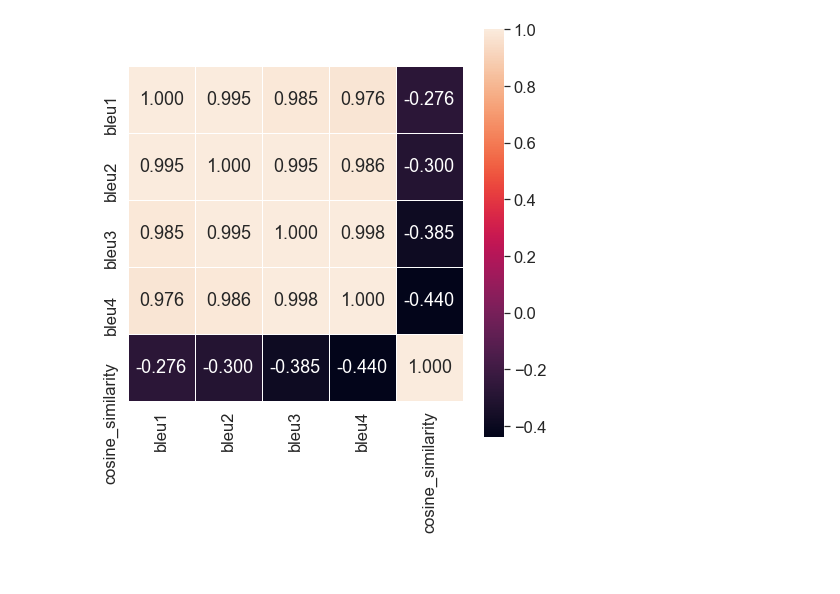
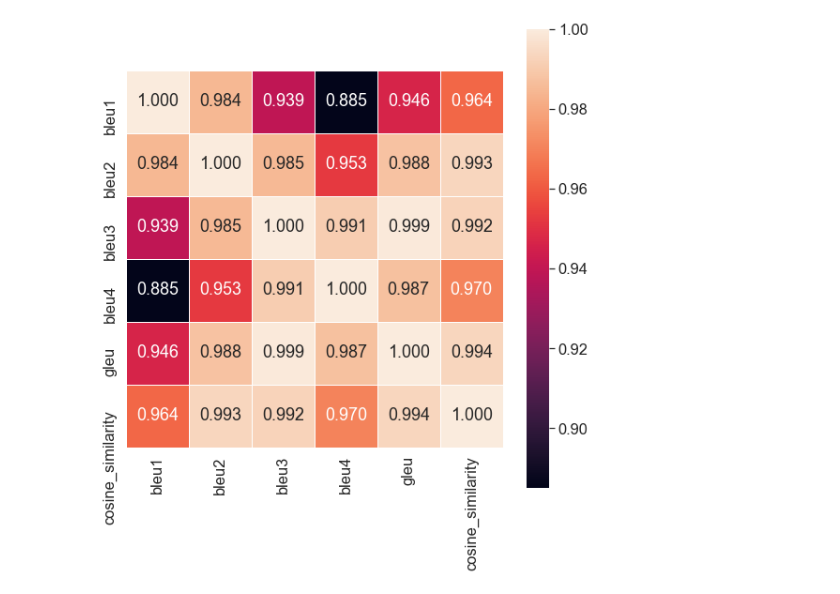
Before and after one commit to Lukeasargen/Show-Attend-and-Tell-Pytorch-Lightning, a Jupyter notebook: evaluate.ipynb, the cells around one changed output. Drawn from its saved outputs; the diff is of its cells as text; code cells hidden in the pictures; blank space fills up the shorter version.

```diff
--- a/evaluate.ipynb
+++ b/evaluate.ipynb
@@ -14,7 +14,7 @@ from torchvision import transforms as T
 from model import SAT
 from util import CocoCaptionDataset
 # %%
-checkpoint_path = "logs/default/version_49/last.ckpt"
+checkpoint_path = "logs/default/version_74/epoch=79-step=15999-bleu4=0.2454.ckpt"
 
 workers = 6
 
@@ -28,8 +28,12 @@ valid_transforms = T.Compose([
     T.ToTensor()
 ])
 valid_ds = CocoCaptionDataset(jsonpath=model.hparams.json, split="test", transforms=valid_transforms)
-val_loader = DataLoader(dataset=valid_ds, batch_size=model.hparams.batch, num_workers=workers,
-                        persistent_workers=(True if workers > 0 else False), pin_memory=True)
+val_loader = DataLoader(dataset=valid_ds, shuffle=False, batch_size=model.hparams.batch, num_workers=workers, persistent_workers=(True if workers > 0 else False), pin_memory=True)
 # %%
-headers = ["beamk", "temperature", "rescore_method", "rescore_reward", "bleu1", "bleu2", "bleu3", "bleu4", "cosine_similarity", "perplexity"]
+headers = ["beamk", "temperature", "sample_method", "decoder_noise", "rescore_method", "rescore_reward", "bleu1", "bleu2", "bleu3", "bleu4", "cosine_similarity", "gleu", "perplexity"]
+
+# New table
 results = pd.DataFrame(columns=headers)
+# Continue from old table
+# results = pd.read_csv("data/results.csv", delimiter=",")
+results
@@ -44,36 +55,37 @@ iterations = 20  # Number of times to run the evaluation
 # %%
 # random grid search for N trials
 t0 = time.time()
-for n_iter in range(iterations):
-    print(f"Start Iteration {n_iter+1} of {iterations}")
+for n_iter in range(num_trials):
+    print(f"\nStart Iteration {n_iter+1} of {num_trials}")
 
     # Sample the captioning parameters
     beamk = np.random.choice(beamks)
     temperature = np.random.uniform(temperatures[0], temperatures[1])
-    method = np.random.choice(methods)
-    reward = np.random.uniform(rewards[0], rewards[1])
-    print(f"{beamk=}. {temperature=:.2f}. {method=}. {reward=:.2f}")
+    sample_method = np.random.choice(sample_methods)
+    decoder_noise = np.random.choice(decoder_noises)
+    rescore_method = np.random.choice(rescore_methods)
+    rescore_reward = np.random.uniform(rescore_rewards[0], rescore_rewards[1])
 
-    row = {"beamk": beamk, "temperature": temperature, "rescore_method": method, "rescore_reward": reward}
+    print(f"{beamk=}. {temperature=:.2f}. {sample_method=} {decoder_noise=} {rescore_method=}. {rescore_reward=:.2f}")
+
+    row = {"beamk": beamk, "temperature": temperature, "sample_method": sample_method, "decoder_noise": decoder_noise, "rescore_method": rescore_method, "rescore_reward": rescore_reward}
 
     t1 = time.time()
     batch_metrics_total = Counter({})
     for batch_idx, batch in enumerate(val_loader):
         batch = [x.to(device) for x in batch]
-        metrics = model.val_batch(batch, beamk=beamk, max_gen_length=32, temperature=temperature, rescore_method=method, rescore_reward=reward)
+        metrics = model.val_batch(batch, beamk=beamk, max_gen_length=max_gen_length, temperature=temperature, sample_method=sample_method, decoder_noise=decoder_noise, rescore_method=rescore_method, rescore_reward=rescore_reward)
         batch_metrics_total += Counter(metrics)
 
         duration = time.time()-t1
         avg_duration = duration/(batch_idx+1)
-        print(f"\rBatch {batch_idx+1}. Duration: {duration:.2f}s. Average Batch Time: {avg_duration:.2f}s.", end="")
-        # if batch_idx+1>=2: break
+        print(f"\rBatch {batch_idx+1}/{len(val_loader)}. Duration: {duration:.2f}s. Average Batch Time: {avg_duration:.2f}s.", end="")
+        if batch_idx+1>=4: break
 
     batch_metrics_avg = {k: v/(batch_idx+1) for k, v in batch_metrics_total.items()}
     row.update(batch_metrics_avg)
     results = results.append(row, ignore_index=True)
 
-    print(f"\nFinish Iteration {n_iter+1} of {iterations}")
-
 duration = time.time()-t0
-print(f"Done. Total time={duration:.1f}s.")
+print(f"\nDone. Total time={duration:.1f}s.")
 # %% [output]
@@ -183,15 +204,15 @@ fig.tight_layout()
 # %%
 scale = 1.5
-cols = ['bleu1', 'bleu2', 'bleu3', 'bleu4', 'cosine_similarity']
+cols = ['bleu1', 'bleu2', 'bleu3', 'bleu4', 'gleu', 'cosine_similarity']
 data = results[cols].corr(method='pearson')
 fig = plt.figure(figsize=(scale*len(cols), scale*len(cols)))
 sn.set(font_scale=scale)  # Label size
 ax = sn.heatmap(data,
     annot=True, fmt=".3f", annot_kws={"size": scale*12},
     # cmap='Blues',
     # vmin=0, vmax=1,
     xticklabels=cols,  yticklabels=cols,
     square=True, linewidths=0.5
 )
 # %% [output]
-[figure, old version]
+[figure, new version]
```
Also changed, not shown: parts of 7 cells of this notebook, 4 other files.
